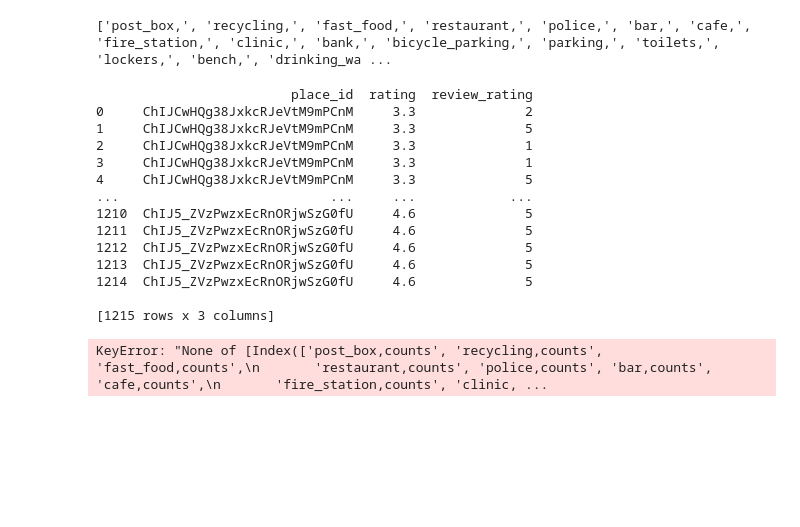
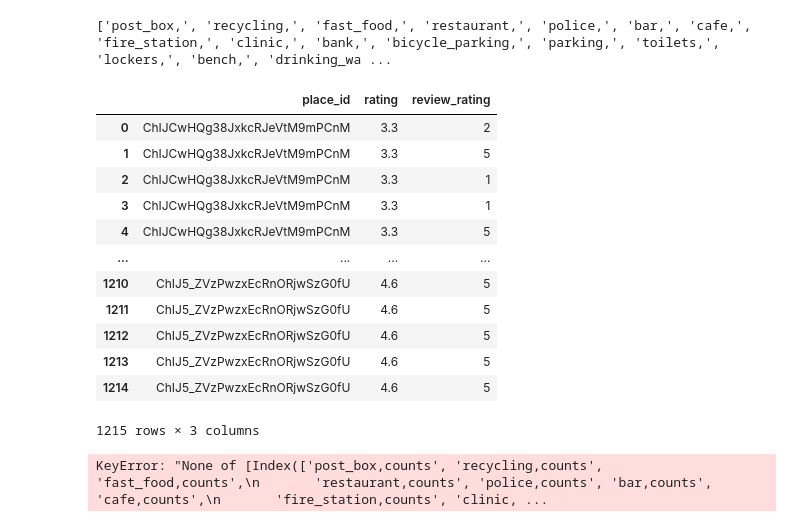
Before and after one commit to ellasartory/scraping, a Jupyter notebook: opendata_nl/amenities_correlated.ipynb, the cells around one changed output. Saved outputs shown, nothing was run; the diff lists cells and outputs as text; code cells hidden in the pictures; blank space fills up the shorter version.

```diff
--- a/opendata_nl/amenities_correlated.ipynb
+++ b/opendata_nl/amenities_correlated.ipynb
@@ -79,29 +68,28 @@ print(amenities_mentioned)
 # %%
 excel = "google_maps_reviews_english_googletrans.xlsx"
 
 # Read Excel file into DataFrame
 rating_amenities = pd.read_excel(excel)
 
 # Drop specific columns from the original DataFrame
 rating_amenities = rating_amenities.drop(["name", "review_text", "location_link", "reviews_total", "review_datetime_utc", "reviews_per_score_1", "reviews_per_score_2", "reviews_per_score_3", "reviews_per_score_4", "reviews_per_score_5", "review_text_english_googletrans"], axis=1)
 
 # Display new DataFrame
-print(rating_amenities)
+display(rating_amenities)
 # %% [output]
+|  | place_id | rating | review_rating |
+| 0 | ChIJCwHQg38JxkcRJeVtM9mPCnM | 3.3 | 2 |
+| 1 | ChIJCwHQg38JxkcRJeVtM9mPCnM | 3.3 | 5 |
+| 2 | ChIJCwHQg38JxkcRJeVtM9mPCnM | 3.3 | 1 |
+| 3 | ChIJCwHQg38JxkcRJeVtM9mPCnM | 3.3 | 1 |
+| 4 | ChIJCwHQg38JxkcRJeVtM9mPCnM | 3.3 | 5 |
+| ... | ... | ... | ... |
+| 1210 | ChIJ5_ZVzPwzxEcRnORjwSzG0fU | 4.6 | 5 |
+| 1211 | ChIJ5_ZVzPwzxEcRnORjwSzG0fU | 4.6 | 5 |
+| 1212 | ChIJ5_ZVzPwzxEcRnORjwSzG0fU | 4.6 | 5 |
+| 1213 | ChIJ5_ZVzPwzxEcRnORjwSzG0fU | 4.6 | 5 |
+| 1214 | ChIJ5_ZVzPwzxEcRnORjwSzG0fU | 4.6 | 5 |
-                         place_id  rating  review_rating
-0     ChIJCwHQg38JxkcRJeVtM9mPCnM     3.3              2
-1     ChIJCwHQg38JxkcRJeVtM9mPCnM     3.3              5
-2     ChIJCwHQg38JxkcRJeVtM9mPCnM     3.3              1
-3     ChIJCwHQg38JxkcRJeVtM9mPCnM     3.3              1
-4     ChIJCwHQg38JxkcRJeVtM9mPCnM     3.3              5
-...                           ...     ...            ...
-1210  ChIJ5_ZVzPwzxEcRnORjwSzG0fU     4.6              5
-1211  ChIJ5_ZVzPwzxEcRnORjwSzG0fU     4.6              5
-1212  ChIJ5_ZVzPwzxEcRnORjwSzG0fU     4.6              5
-1213  ChIJ5_ZVzPwzxEcRnORjwSzG0fU     4.6              5
-1214  ChIJ5_ZVzPwzxEcRnORjwSzG0fU     4.6              5
-
-[1215 rows x 3 columns]
+1215 rows × 3 columns
 # %%
 amenity_counts_dict = {amenity: [] for amenity in amenities_mentioned}
 
```
Also changed, not shown: parts of 11 cells of this notebook.
